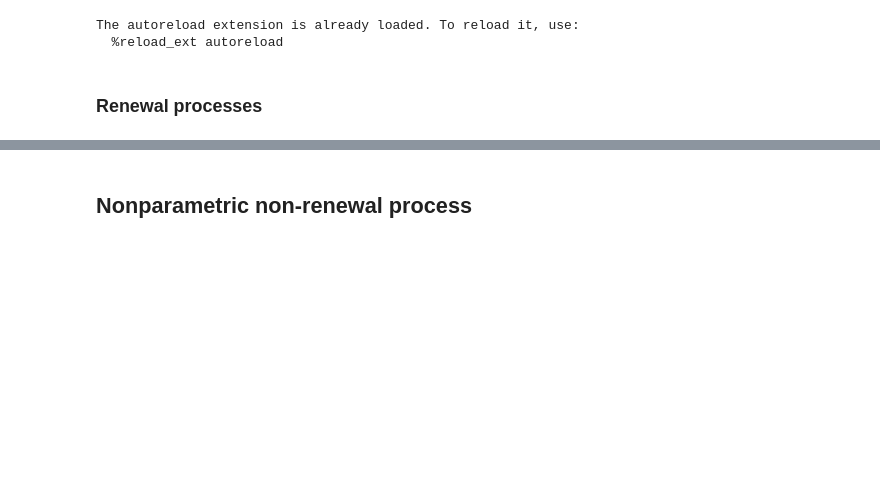
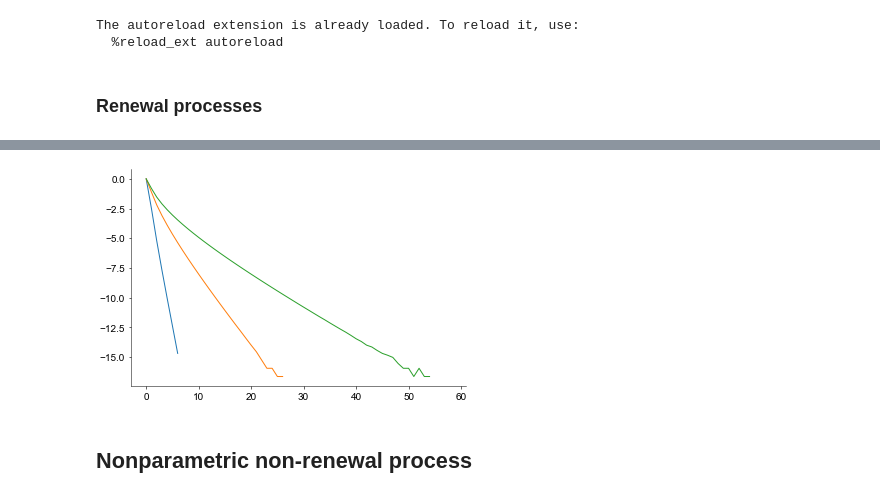
Before and after one commit to davindicode/nonparametric-nonrenewal-process, a Jupyter notebook: scripts/plots/plots.ipynb, the cells around one changed output, grey strips where cells are left out. Saved outputs shown, nothing was run; the diff lists cells and outputs as text; code cells hidden in the pictures; blank space fills up the shorter version.

```diff
--- a/scripts/plots/plots.ipynb
+++ b/scripts/plots/plots.ipynb
@@ -249,3 +270,15 @@ plt.show()
+# %%
+from tensorflow_probability.substrates import jax as tfp
+
+igd = tfp.distributions.InverseGaussian(jnp.linspace(0.5, 1.5, 3), jnp.ones(3))
+# %%
+t = jnp.linspace(0.001, 100., 100)[:, None]
+lh = igd.log_survival_function(t)
+# %%
+plt.plot((lh[:, :]))
+plt.show()
+# %% [output]
+[figure, added]
 # %%
 evalsteps = 500
 num_samps = 10
```
Also changed, not shown: parts of 4 cells of this notebook, 44 other files.
